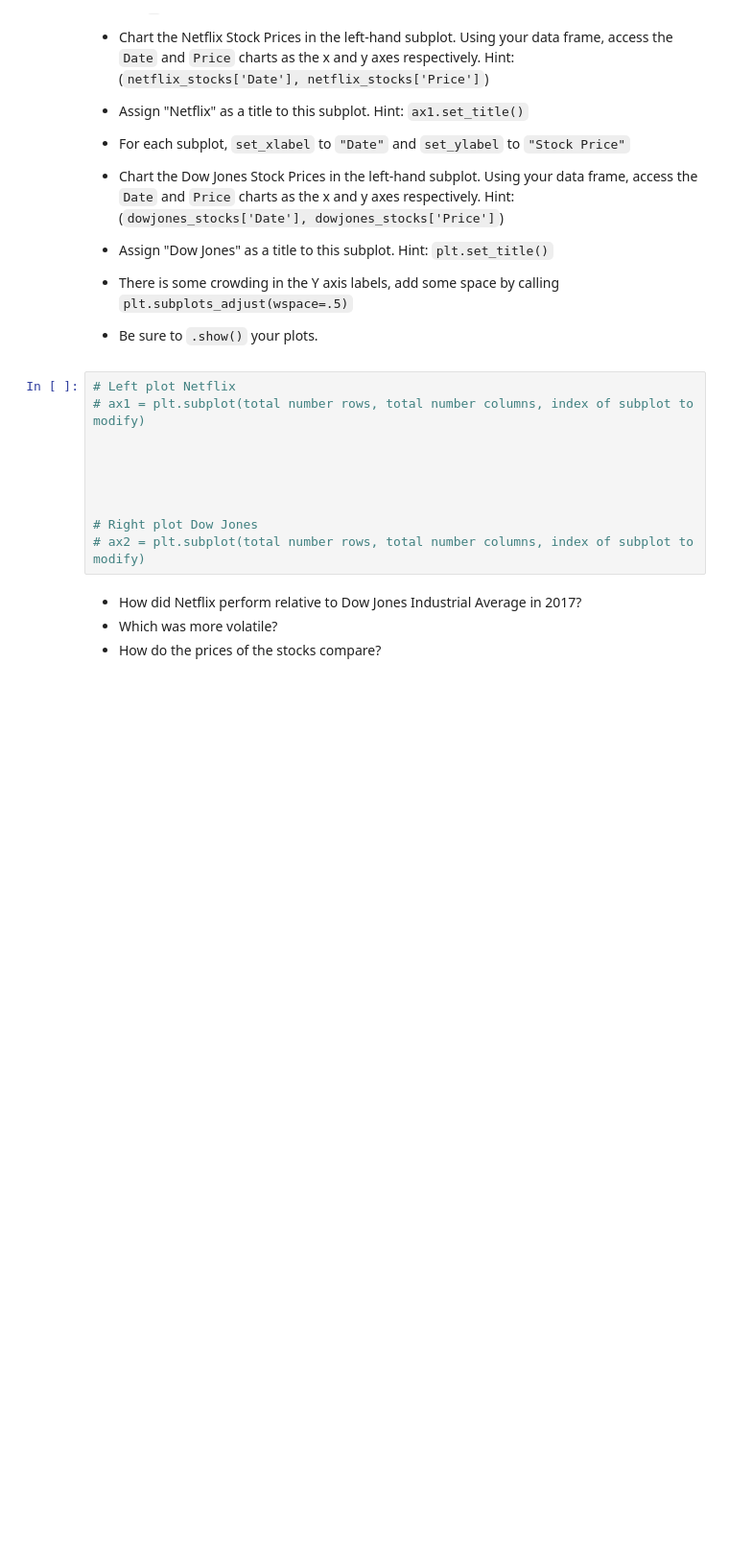
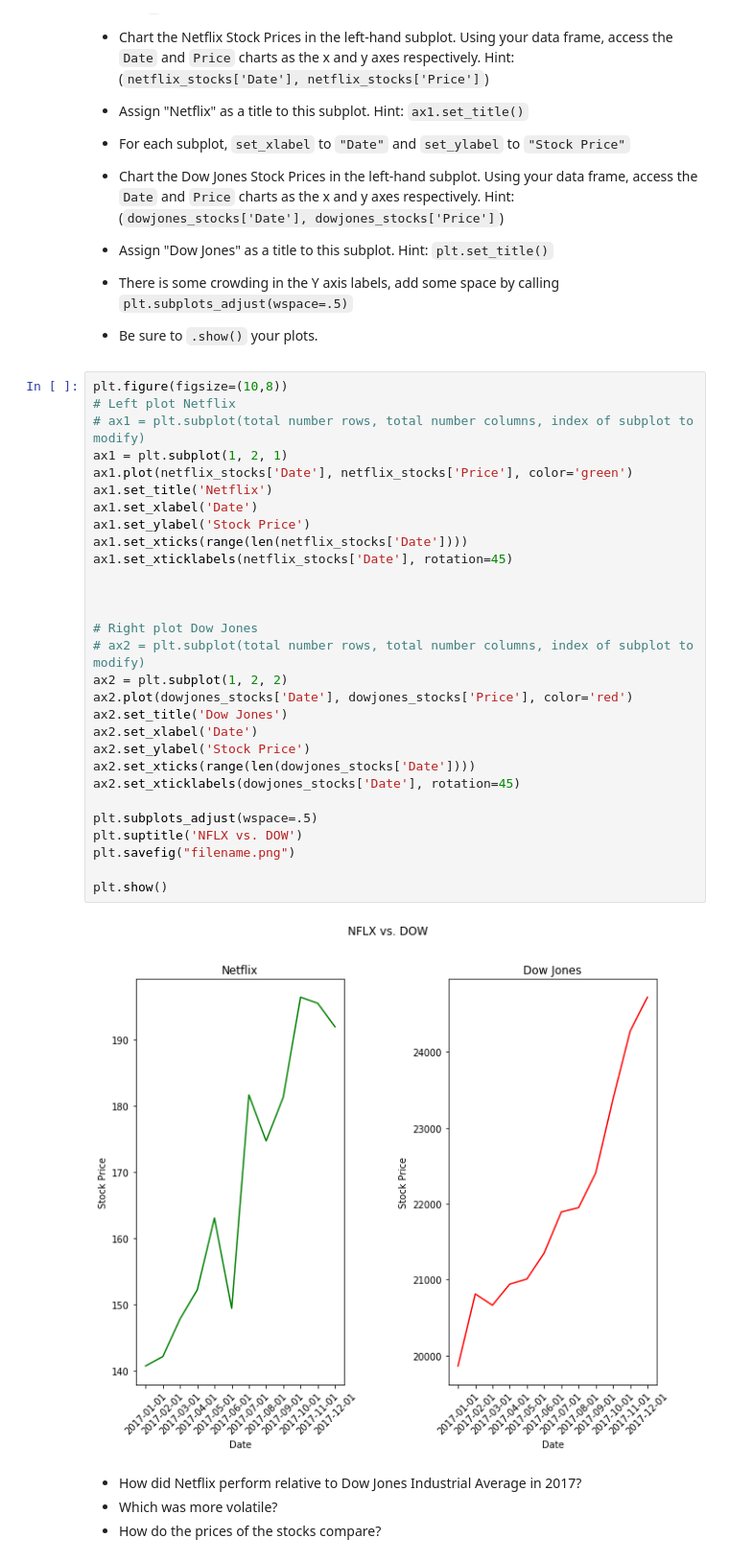
Before and after one commit to aubryprieur/DataScience_Netflix_Stocks, a Jupyter notebook: netflix_visualizations.ipynb, the cells around one changed output. Shown at 96% size. Saved outputs shown, nothing was run; the diff lists cells and outputs as text; blank space fills up the shorter version.

```diff
--- a/netflix_visualizations.ipynb
+++ b/netflix_visualizations.ipynb
@@ -307,16 +311,37 @@ Since `Price` which is the most relevant data is in the Y axis, let's map our su
 - Assign "Dow Jones" as a title to this subplot. Hint: `plt.set_title()`
 - There is some crowding in the Y axis labels, add some space by calling `plt.subplots_adjust(wspace=.5)`
 - Be sure to `.show()` your plots.
-# %%
-# Left plot Netflix
-# ax1 = plt.subplot(total number rows, total number columns, index of subplot to modify)
-
-
-
-
-
-# Right plot Dow Jones
-# ax2 = plt.subplot(total number rows, total number columns, index of subplot to modify)
+# %%
+plt.figure(figsize=(10,8))
+# Left plot Netflix
+# ax1 = plt.subplot(total number rows, total number columns, index of subplot to modify)
+ax1 = plt.subplot(1, 2, 1)
+ax1.plot(netflix_stocks['Date'], netflix_stocks['Price'], color='green')
+ax1.set_title('Netflix')
+ax1.set_xlabel('Date')
+ax1.set_ylabel('Stock Price')
+ax1.set_xticks(range(len(netflix_stocks['Date'])))
+ax1.set_xticklabels(netflix_stocks['Date'], rotation=45)
+
+
+
+# Right plot Dow Jones
+# ax2 = plt.subplot(total number rows, total number columns, index of subplot to modify)
+ax2 = plt.subplot(1, 2, 2)
+ax2.plot(dowjones_stocks['Date'], dowjones_stocks['Price'], color='red')
+ax2.set_title('Dow Jones')
+ax2.set_xlabel('Date')
+ax2.set_ylabel('Stock Price')
+ax2.set_xticks(range(len(dowjones_stocks['Date'])))
+ax2.set_xticklabels(dowjones_stocks['Date'], rotation=45)
+
+plt.subplots_adjust(wspace=.5)
+plt.suptitle('NFLX vs. DOW')
+plt.savefig("filename.png")
+
+plt.show()
+# %% [output]
+[figure, added]
 # %% [markdown]
 - How did Netflix perform relative to Dow Jones Industrial Average in 2017?
 - Which was more volatile?
```
Also changed, not shown: parts of 7 cells of this notebook, 1 other file.
